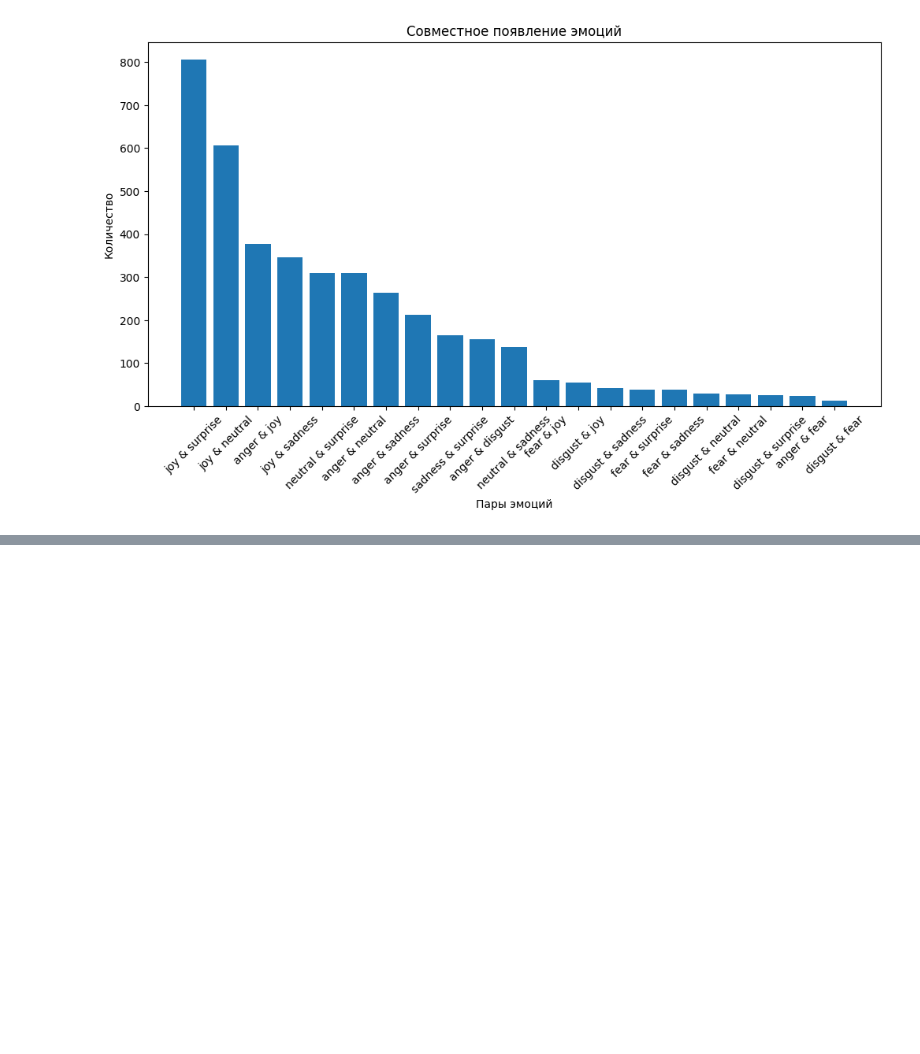
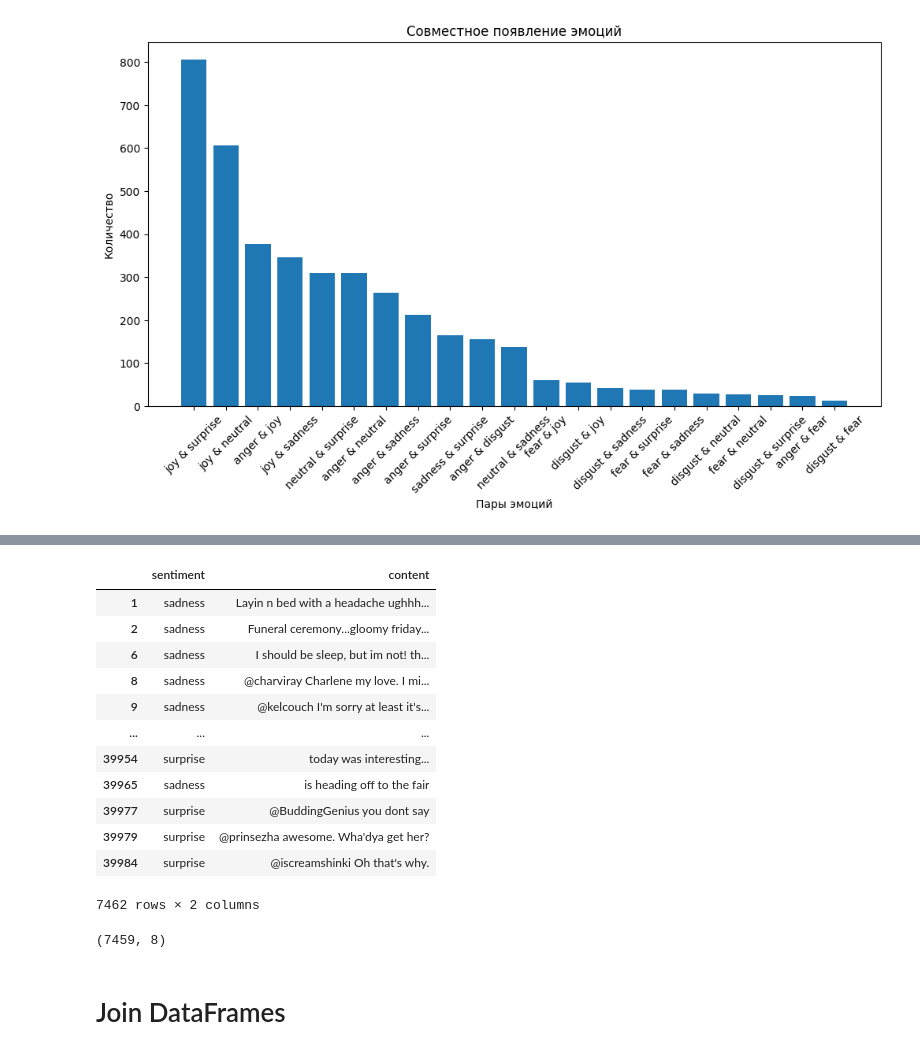
Before and after one commit to itallix/fluffy-carnival, a Jupyter notebook: notebooks/augmentation_5_classes.ipynb, the cells around one changed output, grey strips where cells are left out. Drawn from its saved outputs; the diff is of its cells as text; code cells hidden in the pictures; blank space fills up the shorter version.

```diff
--- a/notebooks/augmentation_5_classes.ipynb
+++ b/notebooks/augmentation_5_classes.ipynb
@@ -227,0 +236,3 @@ plot_combined_emotions(data["train"])
+# %%
+english_data = pd.read_csv('tweet_emotions.csv')
+english_data.head()
@@ -227,0 +269,20 @@ plot_combined_emotions(data["train"])
+# %%
+new_data = english_data[(english_data.sentiment == 'surprise') \
+                        | (english_data.sentiment == 'sadness') \
+                        | (english_data.sentiment == 'anger')]
+new_data = new_data[['sentiment', 'content']]
+new_data
+# %% [output]
+|  | sentiment | content |
+| 1 | sadness | Layin n bed with a headache ughhh... |
+| 2 | sadness | Funeral ceremony...gloomy friday... |
+| 6 | sadness | I should be sleep, but im not! th... |
+| 8 | sadness | @charviray Charlene my love. I mi... |
+| 9 | sadness | @kelcouch I'm sorry at least it's... |
+| ... | ... | ... |
+| 39954 | surprise | today was interesting... |
+| 39965 | sadness | is heading off to the fair |
+| 39977 | surprise | @BuddingGenius you dont say |
+| 39979 | surprise | @prinsezha awesome. Wha'dya get her? |
+| 39984 | surprise | @iscreamshinki Oh that's why. |
+7462 rows × 2 columns
@@ -227,0 +323,4 @@ plot_combined_emotions(data["train"])
+# %%
+data_new_train.shape
+# %% [output]
+(7459, 8)
@@ -227,0 +329,2 @@ plot_combined_emotions(data["train"])
+# %% [markdown]
+# Join DataFrames
```
Also changed, not shown: parts of 14 cells of this notebook, 4 other files.
